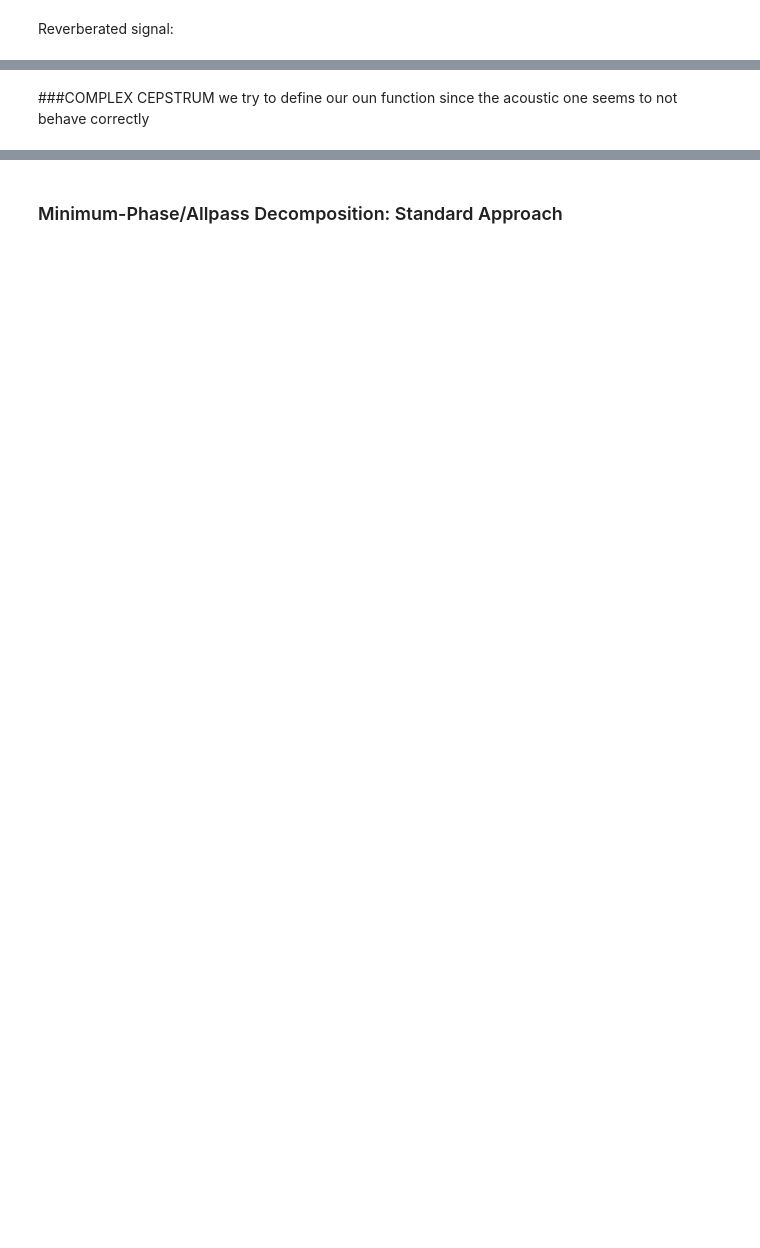
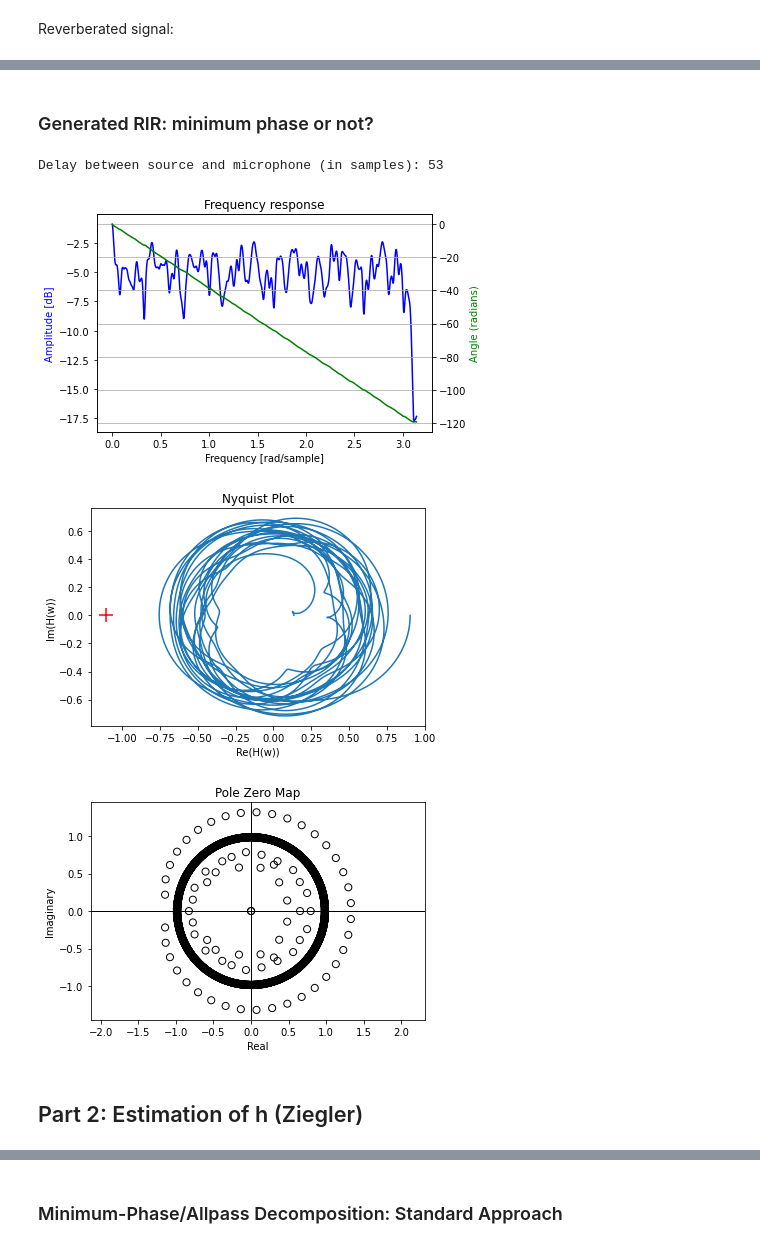
Before and after one commit to FredReeva/SASP-FDN-Dereverb, a Jupyter notebook: Dereverb Project - Jupyter/DereverbProject from scratch.ipynb, the cells around one changed output, grey strips where cells are left out. Saved outputs shown, nothing was run; the diff lists cells and outputs as text; code cells hidden in the pictures; blank space fills up the shorter version.

```diff
--- a/Dereverb Project - Jupyter/DereverbProject from scratch.ipynb
+++ b/Dereverb Project - Jupyter/DereverbProject from scratch.ipynb
@@ -154,6 +184,53 @@ ipd.display(ipd.Audio(room.mic_array.signals[0, :], rate=fs))
 # %% [output]
 [interactive output not drawn]
-# %% [markdown]
-###COMPLEX CEPSTRUM
-we try to define our oun function since the acoustic one seems to not behave correctly
+# %% [markdown]
+### Generated RIR: minimum phase or not?
+# %%
+# pure delay: distance btw source and receiver
+distance_m = np.sqrt(np.sum((np.array((source_pos))-(mic_locs[0]))**2))
+
+distance_s = int((distance/c)*fs)
+#distance_s = 120
+
+print("Delay between source and microphone (in samples):", distance_s)
+# %% [output]
+Delay between source and microphone (in samples): 53
+# %%
+# shift h to remove the delay
+
+h_orig_shift = h_meas[distance_s:]
+#h_orig_shift = [0.5, 0.4]
+
+f, T = signal.freqz(h_orig_shift, worN=10000)
+
+fig1 = plt.figure()
+plt.title('Frequency response')
+ax1 = fig1.add_subplot(111)
+plt.plot(f, 20 * np.log10(abs(T)), 'b')
+plt.ylabel('Amplitude [dB]', color='b')
+plt.xlabel('Frequency [rad/sample]')
+ax2 = ax1.twinx()
+angles = np.unwrap(np.angle(T))
+plt.plot(f, angles, 'g')
+plt.ylabel('Angle (radians)', color='g')
+plt.grid()
+plt.axis('tight')
+
+fig2 = plt.figure()
+plt.title('Nyquist Plot')
+plt.plot(np.real(T), np.imag(T), zorder=-1)
+plt.scatter(-1/np.real(T[0]),0, c='r', s=180, marker='+')
+plt.ylabel('Im(H(w))')
+plt.xlabel('Re(H(w))')
+plt.show()
+
+sys = control.tf(h_orig_shift, 1)
+#print(h_orig_shift)
+control.pzmap(sys, plot=True, title='Pole Zero Map');
+# %% [output]
+[figure, added]
+[figure, added]
+[figure, added]
+# %% [markdown]
+## Part 2: Estimation of h (Ziegler)
 # %% [markdown]
```
Also changed, not shown: parts of 23 cells of this notebook, 1 other file.
